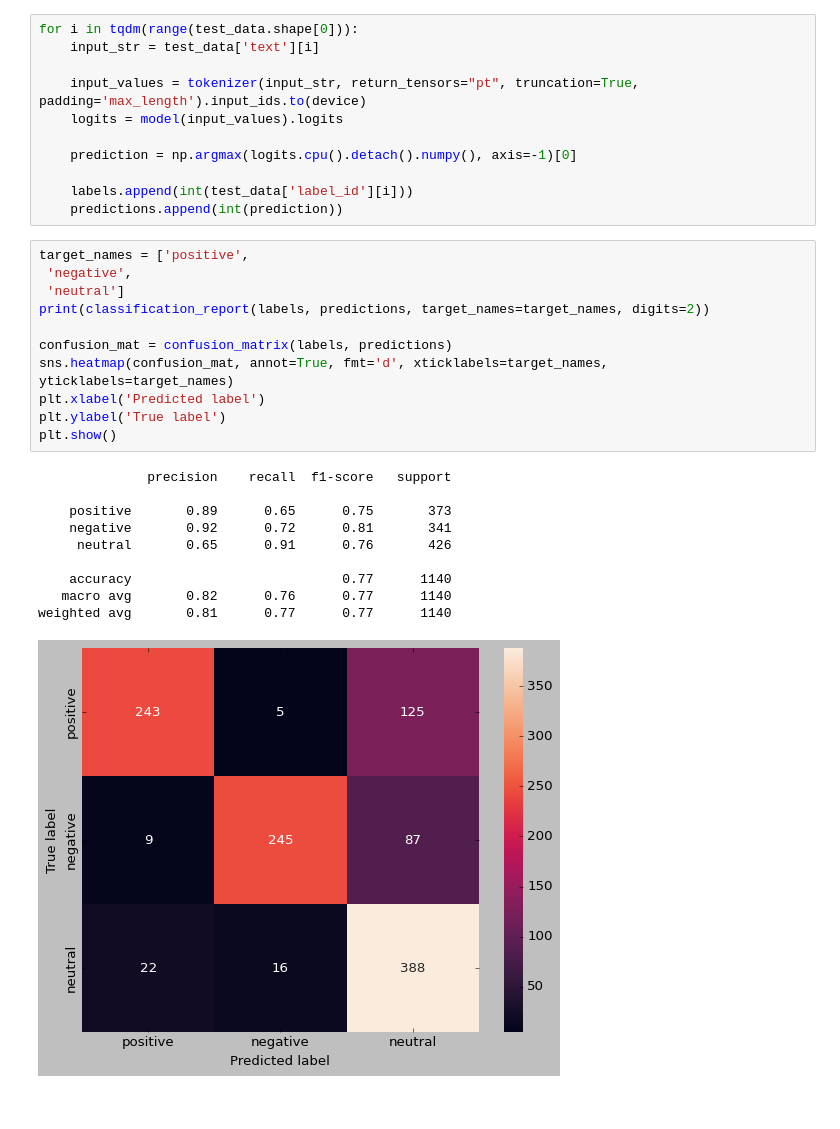
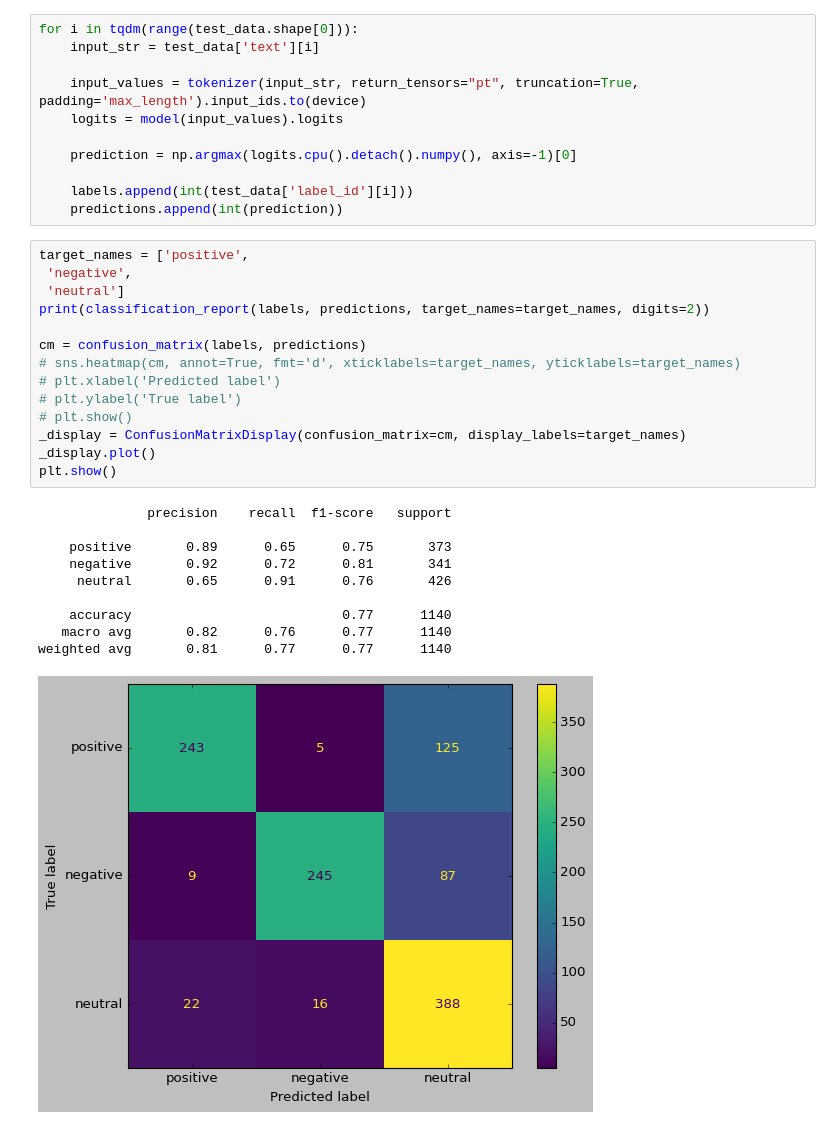
Before and after one commit to helloitsurdvq/VietnameseStockArticleClassification, a Jupyter notebook: source/05_phoBert_vinai.ipynb, the cells around one changed output. Saved outputs shown, nothing was run; the diff lists cells and outputs as text.

```diff
--- a/source/05_phoBert_vinai.ipynb
+++ b/source/05_phoBert_vinai.ipynb
@@ -241,22 +241,25 @@ for i in tqdm(range(test_data.shape[0])):
 # %%
 target_names = ['positive',
  'negative',
  'neutral']
 print(classification_report(labels, predictions, target_names=target_names, digits=2))
 
-confusion_mat = confusion_matrix(labels, predictions)
-sns.heatmap(confusion_mat, annot=True, fmt='d', xticklabels=target_names, yticklabels=target_names)
-plt.xlabel('Predicted label')
-plt.ylabel('True label')
+cm = confusion_matrix(labels, predictions)
+# sns.heatmap(cm, annot=True, fmt='d', xticklabels=target_names, yticklabels=target_names)
+# plt.xlabel('Predicted label')
+# plt.ylabel('True label')
+# plt.show()
+_display = ConfusionMatrixDisplay(confusion_matrix=cm, display_labels=target_names)
+_display.plot()
 plt.show()
 # %% [output]
               precision    recall  f1-score   support
 
     positive       0.89      0.65      0.75       373
     negative       0.92      0.72      0.81       341
      neutral       0.65      0.91      0.76       426
 
     accuracy                           0.77      1140
    macro avg       0.82      0.76      0.77      1140
 weighted avg       0.81      0.77      0.77      1140
-[figure, old version]
+[figure, new version]
```
Also changed, not shown: parts of 1 cell of this notebook.
